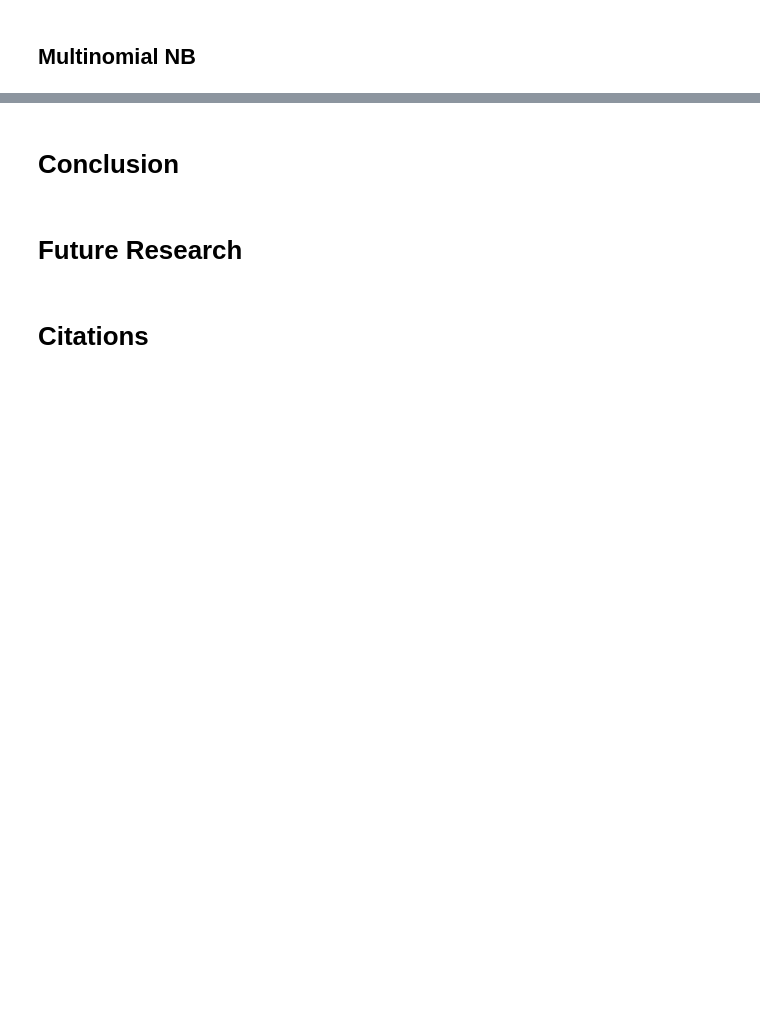
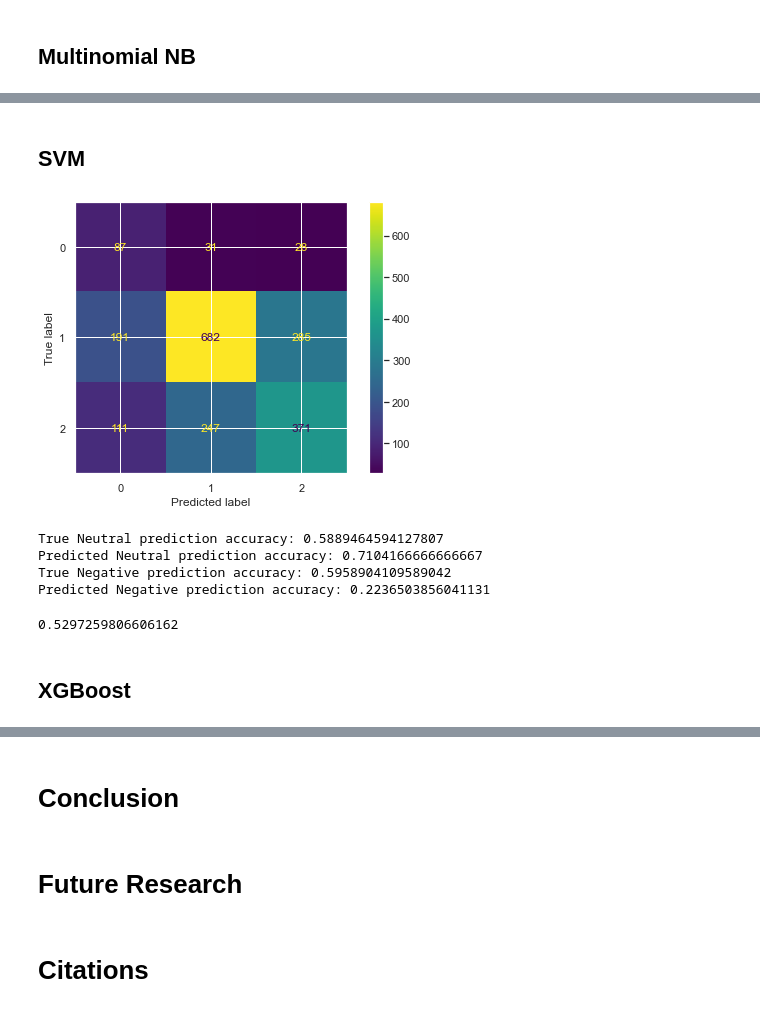
Before and after one commit to mfurkankolanci/Tweet_Analysis_on_Apple_and_Google_Products, a Jupyter notebook: notebook_cleaning.ipynb, the cells around one changed output, grey strips where cells are left out. Saved outputs shown, nothing was run; the diff lists cells and outputs as text; code cells hidden in the pictures; blank space fills up the shorter version.

```diff
--- a/notebook_cleaning.ipynb
+++ b/notebook_cleaning.ipynb
@@ -276,0 +249,21 @@ Predicted Negative prediction accuracy: 0.20673076923076922
+# %% [markdown]
+## SVM
+# %%
+from sklearn.svm import SVC
+
+clf = SVC(kernel='linear')
+clf.fit(X_train_df.to_numpy(),y_train_ros)
+plot_confusion_matrix(clf,X_test_df.to_numpy(),y_test);
+# %% [output]
+[figure, added]
+# %%
+svm_preds = clf.predict(X_test_df.to_numpy())
+evaluation_metrics(y_test, svm_preds)
+# %% [output]
+True Neutral prediction accuracy: 0.5889464594127807
+Predicted Neutral prediction accuracy: 0.7104166666666667
+True Negative prediction accuracy: 0.5958904109589042
+Predicted Negative prediction accuracy: 0.2236503856041131
+0.5297259806606162
+# %% [markdown]
+## XGBoost
```
Also changed, not shown: parts of 31 cells of this notebook, 2 other files.
